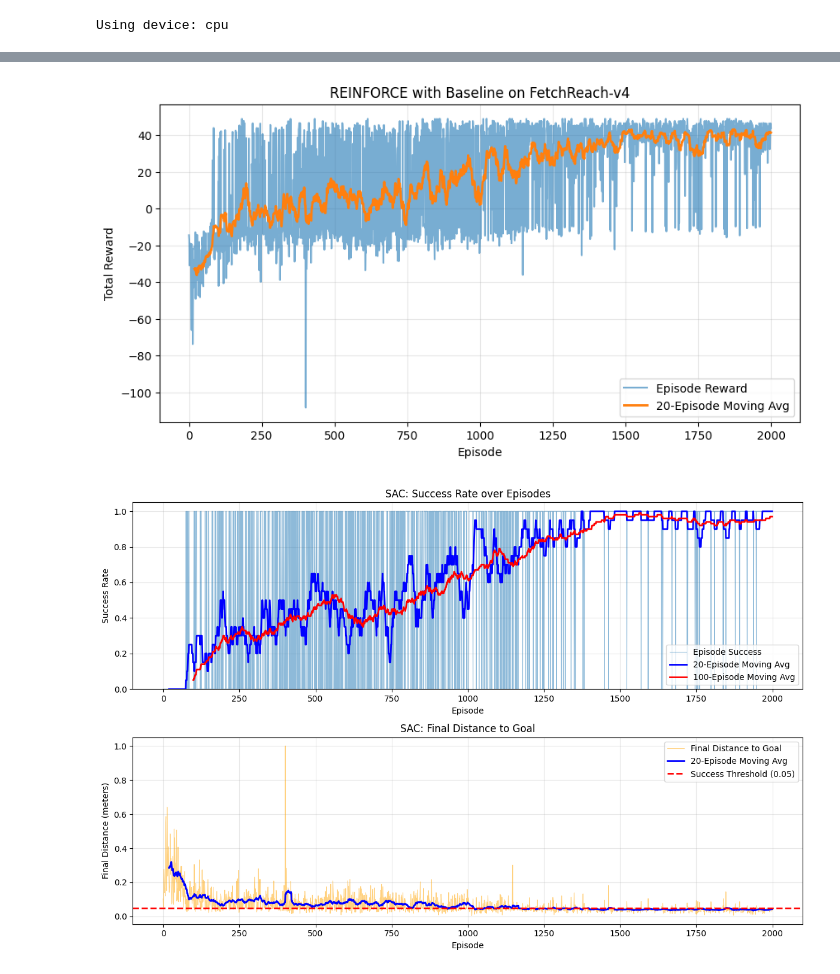
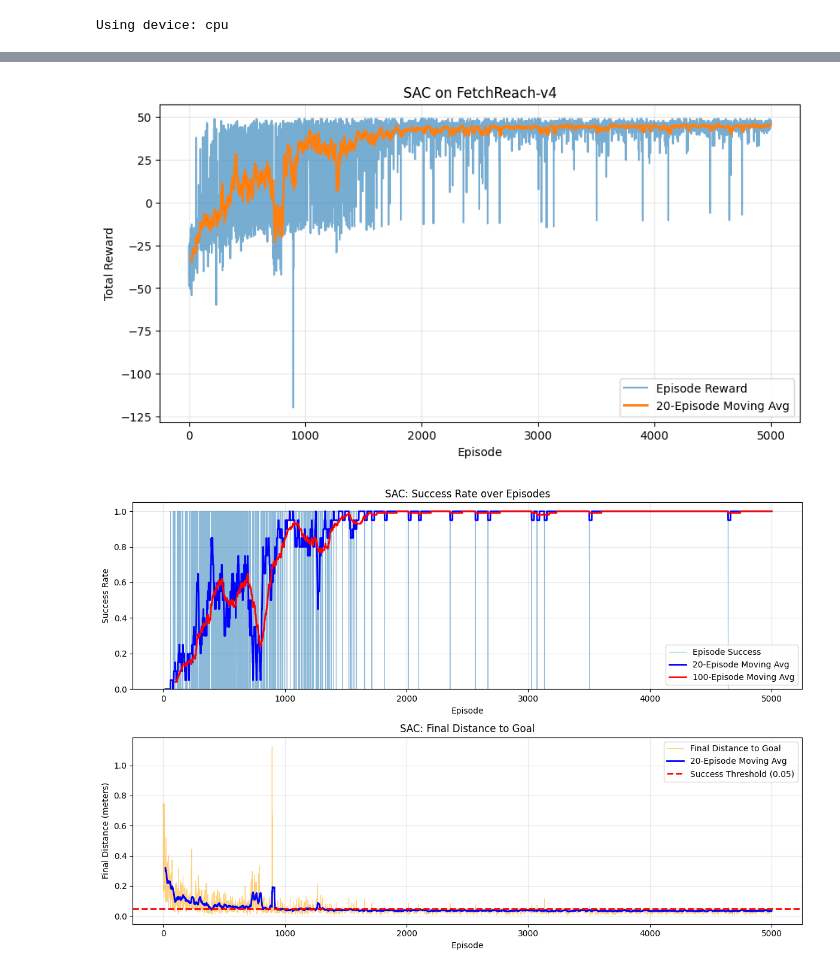
Before and after one commit to GuestAGuy/CS5180_RL_Project_Fetch, a Jupyter notebook: SAC.ipynb, the cells around one changed output, grey strips where cells are left out. Drawn from its saved outputs; the diff is of its cells as text; code cells hidden in the pictures.

```diff
--- a/SAC.ipynb
+++ b/SAC.ipynb
@@ -45,7 +45,7 @@ TAU = 0.01              # soft target update coefficient (increased from 0.005)
 BATCH_SIZE = 128        # smaller batch = more frequent updates
 BUFFER_SIZE = 1_000_000
 START_STEPS = 500       # reduce random exploration
-MAX_EPISODES = 2000      # far fewer than REINFORCE because SAC is sample-efficient
+MAX_EPISODES = 5000      # far fewer than REINFORCE because SAC is sample-efficient
 MAX_STEPS = 50           # default FetchReach episode length
 UPDATE_AFTER = 500      # start training after this many env steps (reduced)
 UPDATE_EVERY = 1         # update networks every N env steps
@@ -332,18 +332,18 @@ import time
 
 def train_sac():
     env = gym.make("FetchReach-v4", render_mode="rgb_array")
-    env = DenseRewardWrapper(env, base_scale=1.0, success_bonus=50.0, threshold=0.05)
+    env = DenseRewardWrapper(env, base_scale=3.0, success_bonus=50.0, threshold=0.05)
     agent = SACAgent()
     replay_buffer = ReplayBuffer(BUFFER_SIZE, STATE_DIM, ACTION_DIM)
 
     episode_rewards = []
     success_history = []
     final_distances = []
-    episode_times = []  # Track wall-clock time per episode
+    episode_times = []  # Full wall-clock time per episode, including updates
     loss_history = {"critic": [], "actor": [], "alpha": []}
     best_success = 0.0
 
-    # Setup videos folder (same structure as REINFORCE_2)
+    # Setup videos folder (same structure as SACHER / REINFORCE_2)
     videos_dir = "./videos"
     if os.path.exists(videos_dir):
         shutil.rmtree(videos_dir)
@@ -368,7 +368,7 @@ def train_sac():
         if should_record:
             # Create environment with video recording
             record_env = gym.make("FetchReach-v4", render_mode="rgb_array")
-            record_env = DenseRewardWrapper(record_env, base_scale=1.0, success_bonus=50.0, threshold=0.05)
+            record_env = DenseRewardWrapper(record_env, base_scale=3.0, success_bonus=50.0, threshold=0.05)
             record_env = RecordVideo(
                 record_env,
                 video_folder=videos_dir,
@@ -380,6 +380,7 @@ def train_sac():
 
         obs_dict, _ = record_env.reset()
         state = flatten_obs(obs_dict)
+        episode_transitions = []
         ep_reward = 0.0
         done = False
 
@@ -396,8 +397,13 @@ def train_sac():
             done = terminated or truncated
             next_state = flatten_obs(next_obs_dict)
 
-            # Store transition in replay buffer
-            replay_buffer.store(state, action, reward, next_state, float(done))
+            episode_transitions.append({
+                "state": state,
+                "action": action,
+                "reward": reward,
+                "next_state": next_state,
+                "done": float(done),
+            })
 
             state = next_state
             obs_dict = next_obs_dict
@@ -411,8 +417,16 @@ def train_sac():
         if should_record:
             record_env.close()
 
-        episode_elapsed = time.time() - episode_start_time
-        episode_times.append(episode_elapsed)
+        # Store episode transitions in replay buffer
+        for transition in episode_transitions:
+            replay_buffer.store(
+                transition["state"],
+                transition["action"],
+                transition["reward"],
+                transition["next_state"],
+                transition["done"],
+            )
+
         episode_rewards.append(ep_reward)
 
         # Check success (original goal)
@@ -429,6 +443,9 @@ def train_sac():
                     loss_history["critic"].append(loss_info["critic_loss"])
                     loss_history["actor"].append(loss_info["actor_loss"])
                     loss_history["alpha"].append(loss_info["alpha_loss"])
+
+        episode_elapsed = time.time() - episode_start_time
+        episode_times.append(episode_elapsed)
 
         # Logging
         if (episode + 1) % PRINT_INTERVAL == 0:
@@ -480,19 +497,19 @@ Episode 2000 | Avg Reward:  38.77 | Success:  97.0% | Avg Final Dist: 0.039 | Cr
 # %%
 import matplotlib.pyplot as plt
 
 plt.figure(figsize=(10, 5))
 plt.plot(rewards, alpha=0.6, label="Episode Reward")
 if len(rewards) >= 20:
     rolling = np.convolve(rewards, np.ones(20) / 20, mode='valid')
     plt.plot(range(19, len(rewards)), rolling, label="20-Episode Moving Avg", linewidth=2)
 plt.xlabel("Episode")
 plt.ylabel("Total Reward")
-plt.title("REINFORCE with Baseline on FetchReach-v4")
+plt.title("SAC on FetchReach-v4")
 plt.legend()
 plt.grid(True, alpha=0.3)
 plt.show()
 # %% [output]
-[figure, old version]
+[figure, new version]
 # %%
 # Plot Success Rate and Final Distances
 fig, axes = plt.subplots(2, 1, figsize=(12, 8))
@@ -529,7 +546,7 @@ ax2.grid(True, alpha=0.3)
 plt.tight_layout()
 plt.show()
 # %% [output]
-[figure, old version]
+[figure, new version]
 # %%
 # Plot Episode Duration Trends
 fig, axes = plt.subplots(2, 1, figsize=(12, 8))
```
Also changed, not shown: parts of 8 cells of this notebook, 1 other file.
